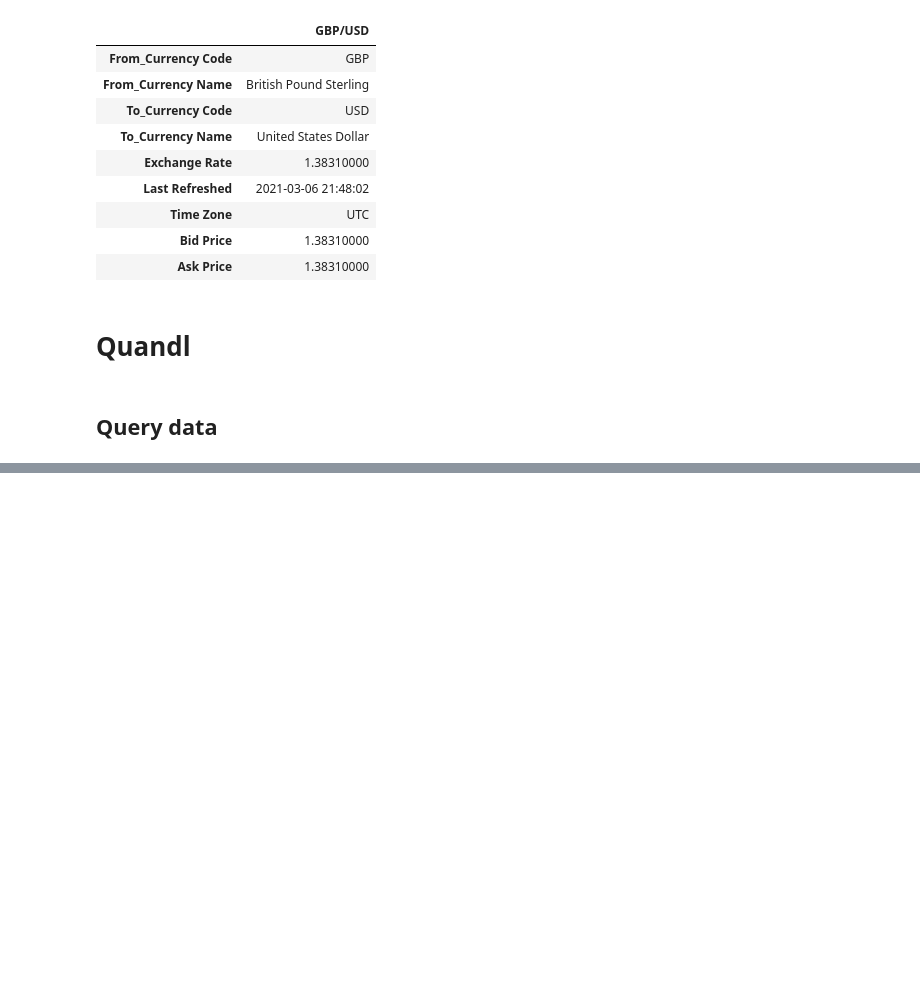
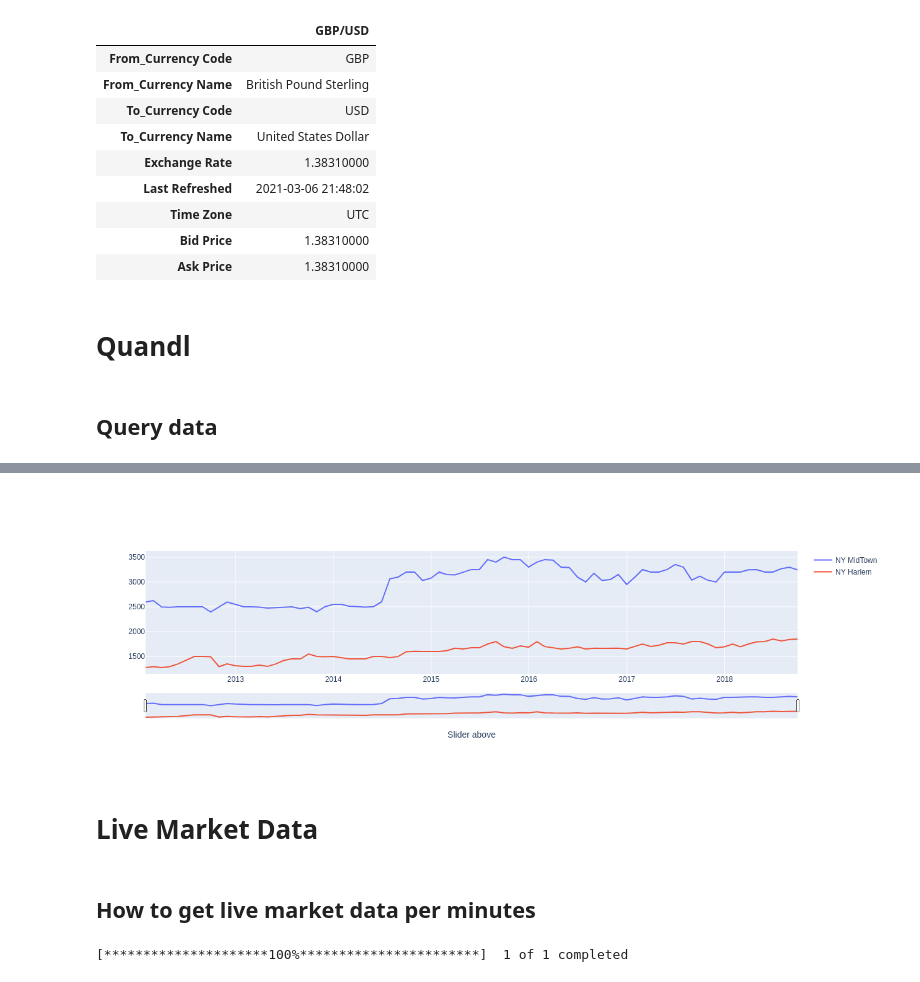
Before and after one commit to mayank311996/cheatsheets, a Jupyter notebook: courses/Udemy/course12/notebooks/getting_data.ipynb, the cells around one changed output, grey strips where cells are left out. Cells and saved outputs as stored; diff of their text form; code cells hidden in the pictures; blank space fills up the shorter version.

```diff
--- a/courses/Udemy/course12/notebooks/getting_data.ipynb
+++ b/courses/Udemy/course12/notebooks/getting_data.ipynb
@@ -97,0 +157,3 @@ quandl.ApiConfig.api_key = quandl_key
+# %%
+midtown = quandl.get('ZILLOW/N466_MRPST', start_date=start_date, end_date=end_date)
+harlem = quandl.get('ZILLOW/N27_MRPST', start_date=start_date, end_date=end_date)
@@ -97,0 +177,16 @@ quandl.ApiConfig.api_key = quandl_key
+# %%
+# Declare figure
+fig = go.Figure()
+
+# Add argument (Trace, titles, update axis ...)
+fig.add_trace(go.Scatter(x=midtown.index, y=midtown['Value'], name='NY MidTown'))
+fig.add_trace(go.Scatter(x=harlem.index, y=harlem['Value'], name='NY Harlem'))
+fig.update_xaxes(title='Slider above', rangeslider_visible=True)
+# fig.update_yaxes(title="Stock Price (USD)")
+
+# Show graph
+fig.show()
+# %% [output]
+[figure, added]
+# %% [markdown]
+# Live Market Data
@@ -97,0 +198,6 @@ quandl.ApiConfig.api_key = quandl_key
+# %% [markdown]
+## How to get live market data per minutes
+# %%
+data = yf.download(tickers='UBER', period='5d', interval='1m')
+# %% [output]
+[*********************100%***********************]  1 of 1 completed
```
Also changed, not shown: parts of 19 cells of this notebook.
